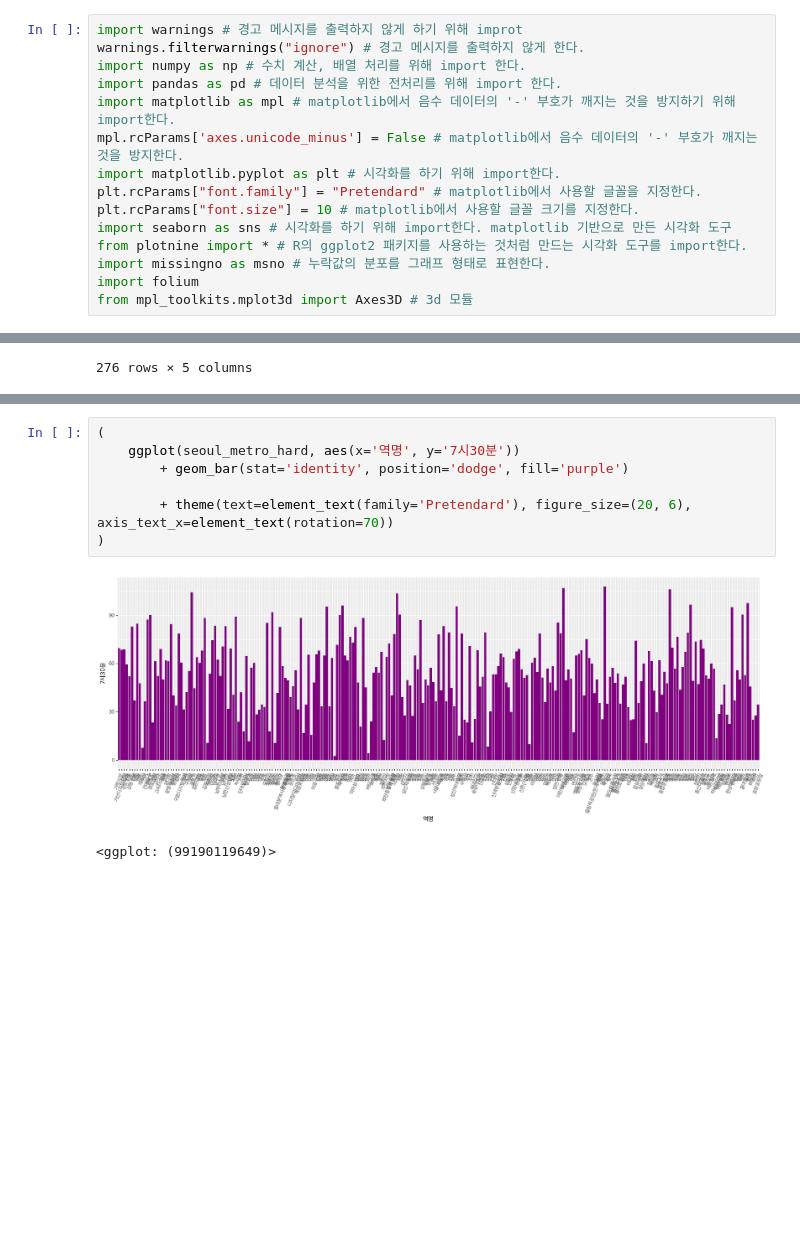
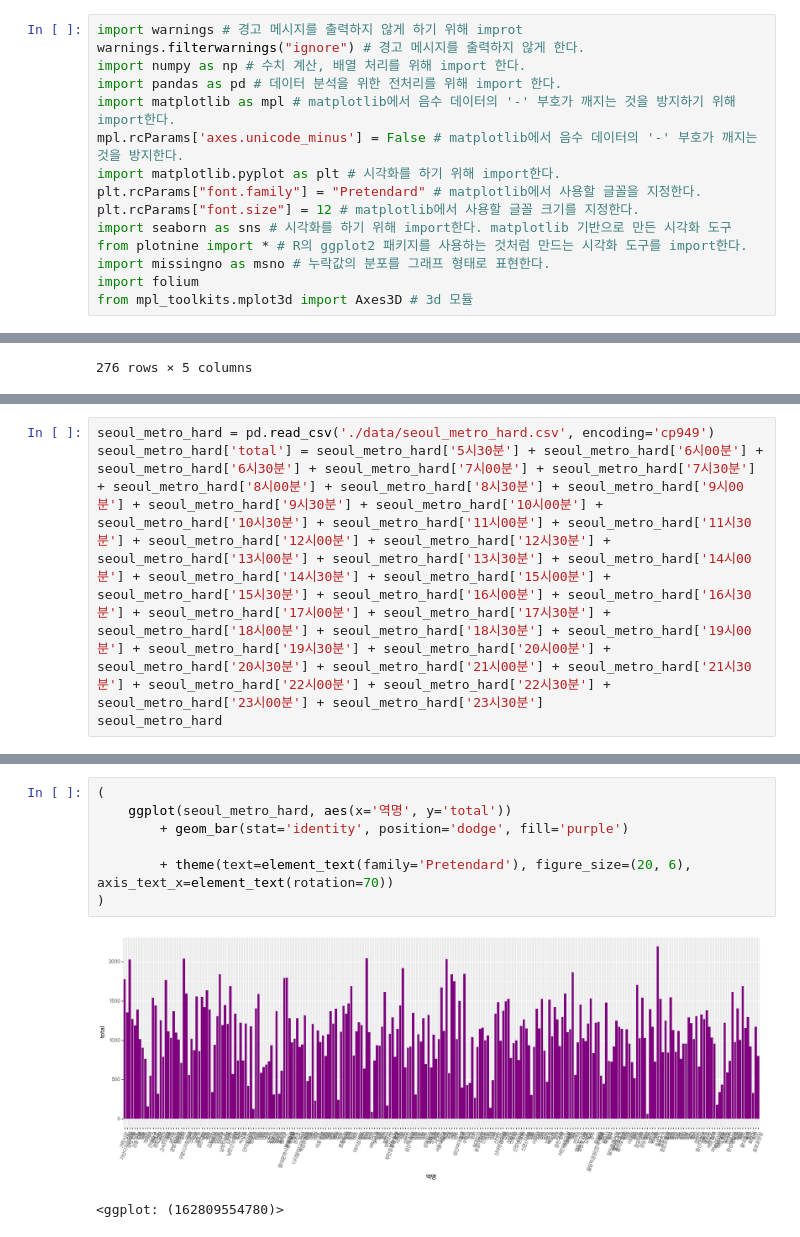
Before and after one commit to alswn8268/DataAnalysis, a Jupyter notebook: data_Analysis_Project_metro.ipynb, the cells around one changed output, grey strips where cells are left out. Cells and saved outputs as stored; diff of their text form; blank space fills up the shorter version.

```diff
--- a/data_Analysis_Project_metro.ipynb
+++ b/data_Analysis_Project_metro.ipynb
@@ -7,7 +7,7 @@ import matplotlib as mpl # matplotlib에서 음수 데이터의 '-' 부호가
 mpl.rcParams['axes.unicode_minus'] = False # matplotlib에서 음수 데이터의 '-' 부호가 깨지는 것을 방지한다.
 import matplotlib.pyplot as plt # 시각화를 하기 위해 import한다.
 plt.rcParams["font.family"] = "Pretendard" # matplotlib에서 사용할 글꼴을 지정한다.
-plt.rcParams["font.size"] = 10 # matplotlib에서 사용할 글꼴 크기를 지정한다.
+plt.rcParams["font.size"] = 12 # matplotlib에서 사용할 글꼴 크기를 지정한다.
 import seaborn as sns # 시각화를 하기 위해 import한다. matplotlib 기반으로 만든 시각화 도구
 from plotnine import * # R의 ggplot2 패키지를 사용하는 것처럼 만드는 시각화 도구를 import한다.
 import missingno as msno # 누락값의 분포를 그래프 형태로 표현한다.
@@ -49,0 +33,4 @@ seoul_metro_hard
+# %%
+seoul_metro_hard = pd.read_csv('./data/seoul_metro_hard.csv', encoding='cp949')
+seoul_metro_hard['total'] = seoul_metro_hard['5시30분'] + seoul_metro_hard['6시00분'] + seoul_metro_hard['6시30분'] + seoul_metro_hard['7시00분'] + seoul_metro_hard['7시30분'] + seoul_metro_hard['8시00분'] + seoul_metro_hard['8시30분'] + seoul_metro_hard['9시00분'] + seoul_metro_hard['9시30분'] + seoul_metro_hard['10시00분'] + seoul_metro_hard['10시30분'] + seoul_metro_hard['11시00분'] + seoul_metro_hard['11시30분'] + seoul_metro_hard['12시00분'] + seoul_metro_hard['12시30분'] + seoul_metro_hard['13시00분'] + seoul_metro_hard['13시30분'] + seoul_metro_hard['14시00분'] + seoul_metro_hard['14시30분'] + seoul_metro_hard['15시00분'] + seoul_metro_hard['15시30분'] + seoul_metro_hard['16시00분'] + seoul_metro_hard['16시30분'] + seoul_metro_hard['17시00분'] + seoul_metro_hard['17시30분'] + seoul_metro_hard['18시00분'] + seoul_metro_hard['18시30분'] + seoul_metro_hard['19시00분'] + seoul_metro_hard['19시30분'] + seoul_metro_hard['20시00분'] + seoul_metro_hard['20시30분'] + seoul_metro_hard['21시00분'] + seoul_metro_hard['21시30분'] + seoul_metro_hard['22시00분'] + seoul_metro_hard['22시30분'] + seoul_metro_hard['23시00분'] + seoul_metro_hard['23시30분']
+seoul_metro_hard
@@ -115,13 +94,13 @@ seoul_metro_up_melt2.plot(x='역명')
 # %%
 (
-    ggplot(seoul_metro_hard, aes(x='역명', y='7시30분'))
+    ggplot(seoul_metro_hard, aes(x='역명', y='total'))
         + geom_bar(stat='identity', position='dodge', fill='purple')
 
         + theme(text=element_text(family='Pretendard'), figure_size=(20, 6), axis_text_x=element_text(rotation=70))
 )
 # %% [output]
-[figure, old version]
+[figure, new version]
-<ggplot: (99190119649)>
+<ggplot: (162809554780)>
 # %%
 seoul_metro_hard.columns
 # %% [output]
```
Also changed, not shown: parts of 18 cells of this notebook, 6 other files.
